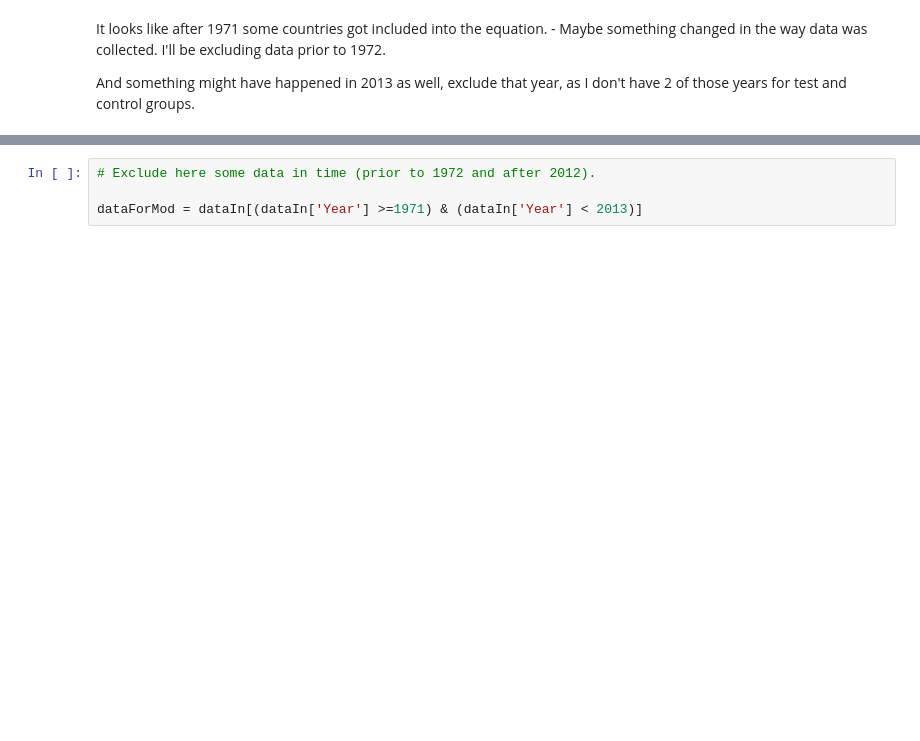
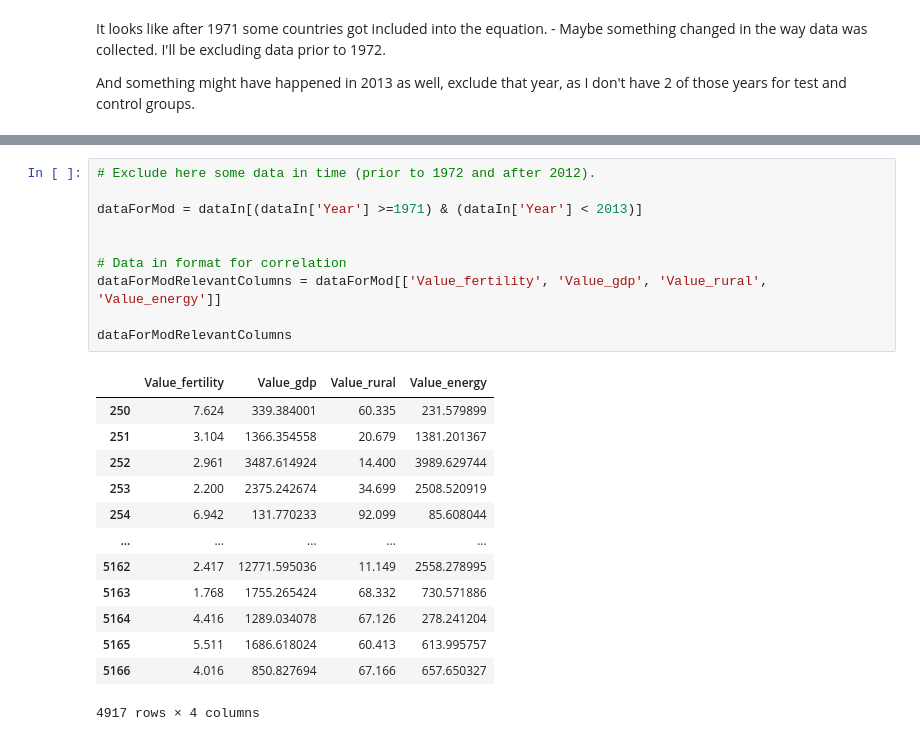
Before and after one commit to marianambc/PythonExercises, a Jupyter notebook: Project_2.ipynb, the cells around one changed output, grey strips where cells are left out. Drawn from its saved outputs; the diff is of its cells as text; blank space fills up the shorter version.

```diff
--- a/Project_2.ipynb
+++ b/Project_2.ipynb
@@ -326,7 +357,27 @@ plt.show()
 # %%
 # Exclude here some data in time (prior to 1972 and after 2012).
 
 dataForMod = dataIn[(dataIn['Year'] >=1971) & (dataIn['Year'] < 2013)]
+
+
+# Data in format for correlation
+dataForModRelevantColumns = dataForMod[['Value_fertility', 'Value_gdp', 'Value_rural', 'Value_energy']]
+
+dataForModRelevantColumns
+# %% [output]
+|  | Value_fertility | Value_gdp | Value_rural | Value_energy |
+| 250 | 7.624 | 339.384001 | 60.335 | 231.579899 |
+| 251 | 3.104 | 1366.354558 | 20.679 | 1381.201367 |
+| 252 | 2.961 | 3487.614924 | 14.400 | 3989.629744 |
+| 253 | 2.200 | 2375.242674 | 34.699 | 2508.520919 |
+| 254 | 6.942 | 131.770233 | 92.099 | 85.608044 |
+| ... | ... | ... | ... | ... |
+| 5162 | 2.417 | 12771.595036 | 11.149 | 2558.278995 |
+| 5163 | 1.768 | 1755.265424 | 68.332 | 730.571886 |
+| 5164 | 4.416 | 1289.034078 | 67.126 | 278.241204 |
+| 5165 | 5.511 | 1686.618024 | 60.413 | 613.995757 |
+| 5166 | 4.016 | 850.827694 | 67.166 | 657.650327 |
+4917 rows × 4 columns
 # %%
 # Step 2.B - Check the correlation between inputs
 # Test the correlation with a heatmap visulization
```
Also changed, not shown: parts of 34 cells of this notebook, 1 other file.
